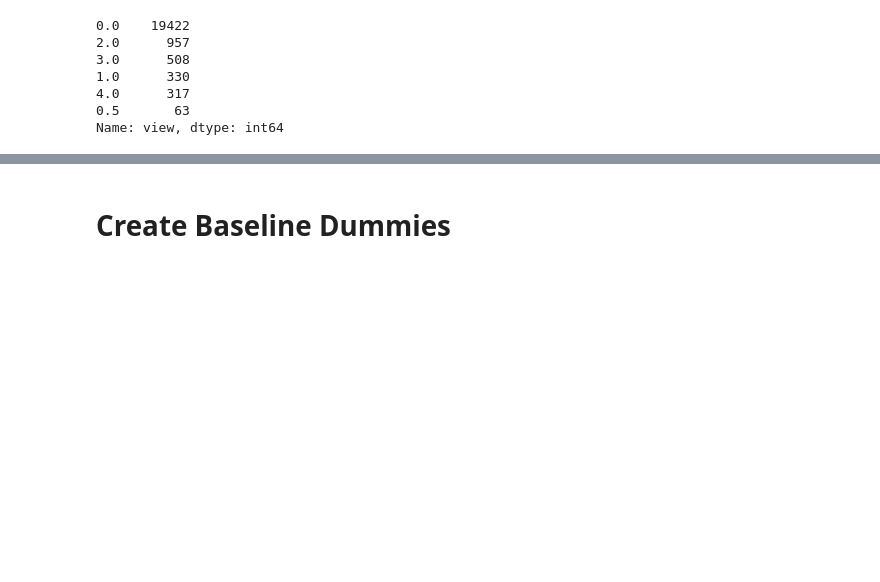
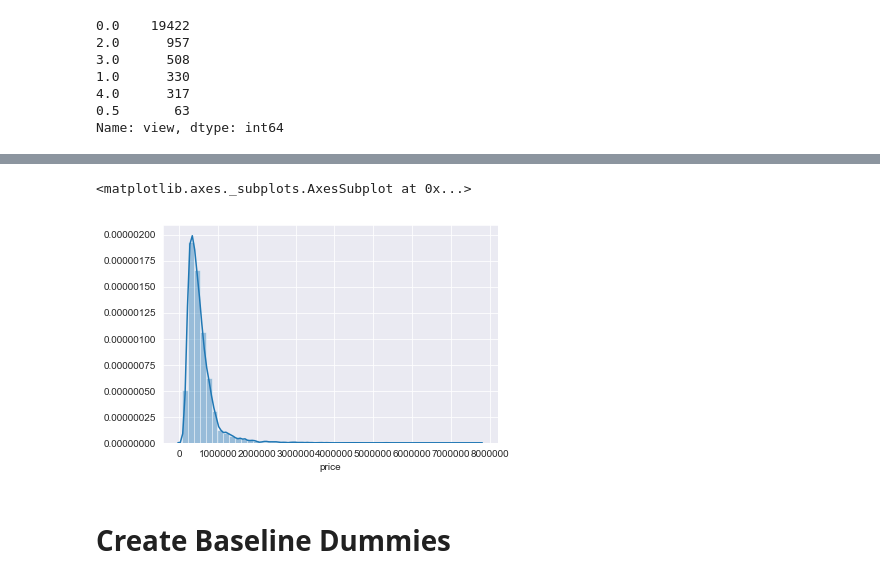
Before and after one commit to tcastanley/dsc-mod-2-project-v2-1-onl01-dtsc-ft-052620, a Jupyter notebook: student.ipynb, the cells around one changed output, grey strips where cells are left out. Drawn from its saved outputs; the diff is of its cells as text; code cells hidden in the pictures; blank space fills up the shorter version.

```diff
--- a/student.ipynb
+++ b/student.ipynb
@@ -489,3 +514,8 @@ Name: view, dtype: int64
+# %%
+sns.distplot(df['price'])
+# %% [output]
+<matplotlib.axes._subplots.AxesSubplot at 0x...>
+[figure, added]
 # %% [markdown]
 # Create Baseline Dummies
 # %% [markdown]
```
Also changed, not shown: parts of 55 cells of this notebook.
